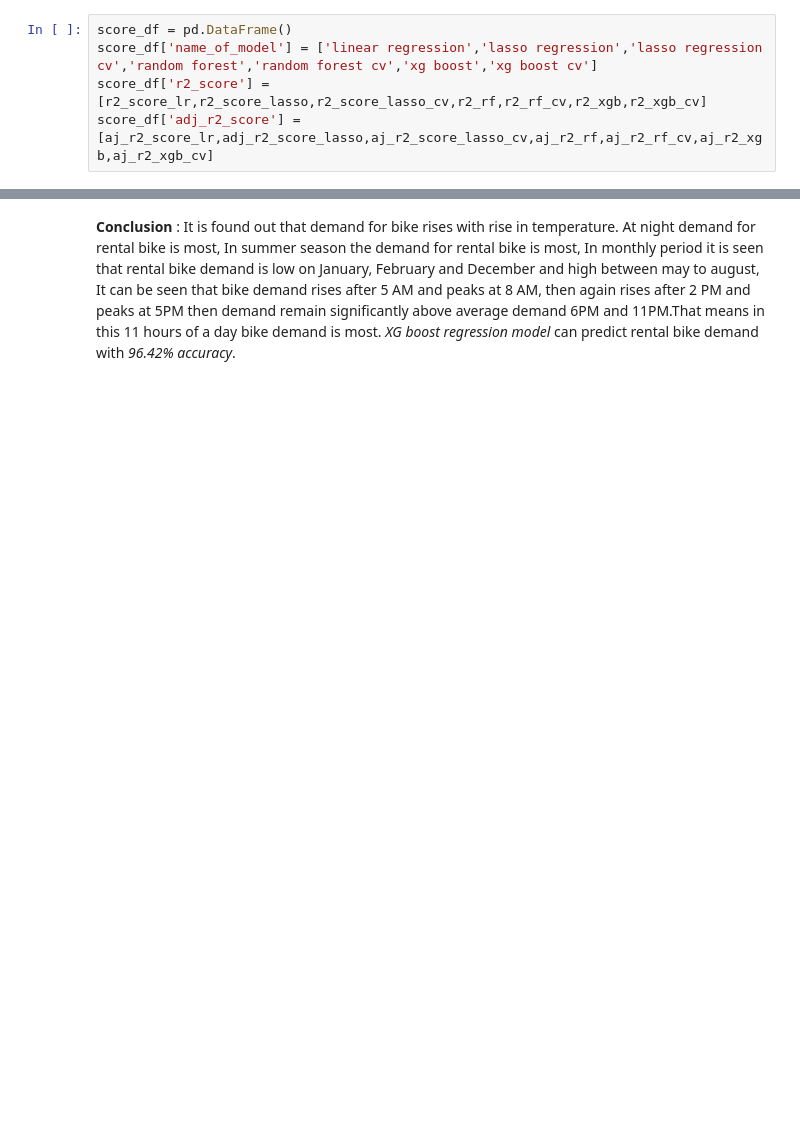
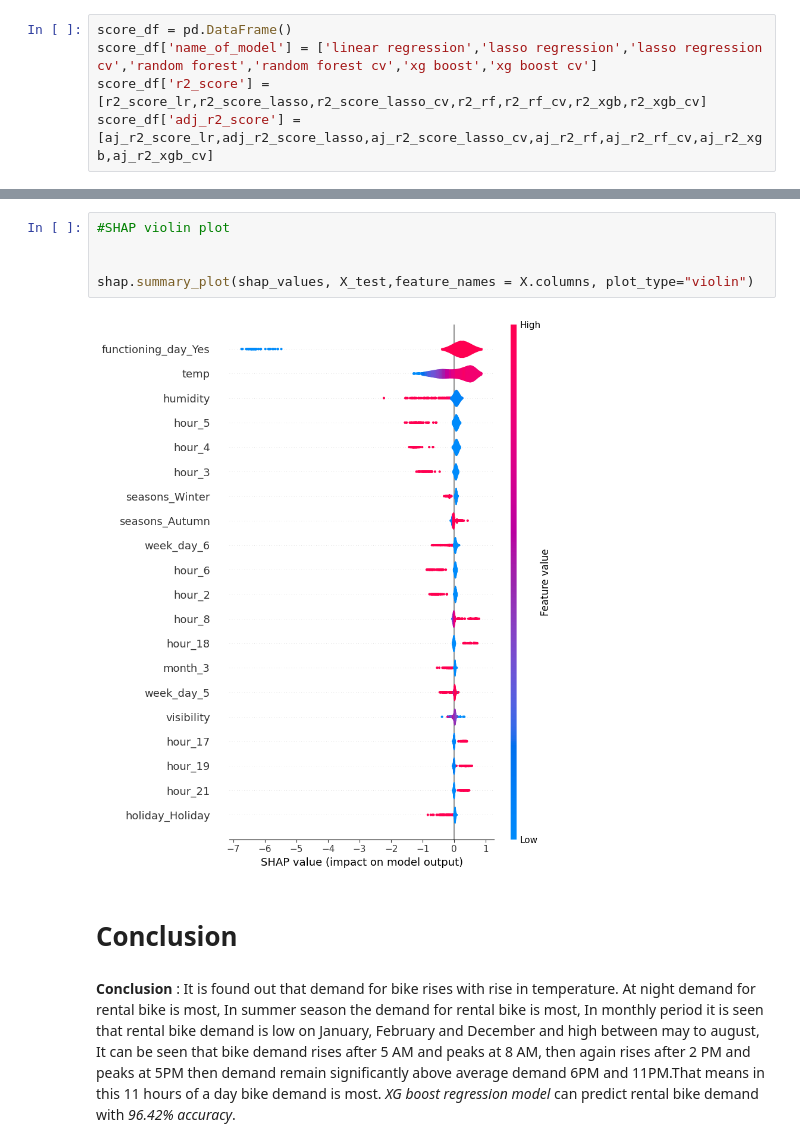
Before and after one commit to chandrakar-shubham/Bike-Sharing-Demand-Prediction--ML-regression-Project, a Jupyter notebook: Bike_Sharing_Demand_Prediction_Capstone_Project.ipynb, the cells around one changed output, grey strips where cells are left out. Drawn from its saved outputs; the diff is of its cells as text; blank space fills up the shorter version.

```diff
--- a/Bike_Sharing_Demand_Prediction_Capstone_Project.ipynb
+++ b/Bike_Sharing_Demand_Prediction_Capstone_Project.ipynb
@@ -1724,2 +1785,11 @@ score_df
+# %%
+#SHAP violin plot
+
+
+shap.summary_plot(shap_values, X_test,feature_names = X.columns, plot_type="violin")
+# %% [output]
+[figure, added]
+# %% [markdown]
+# Conclusion
 # %% [markdown]
 **Conclusion** : It is found out that demand for bike rises with rise in temperature. At night demand for rental bike is most, In summer season the demand for rental bike is most, In monthly period it is seen that rental bike demand is low on January, February and December and high between may to august, It can be seen that bike demand rises after 5 AM and peaks at 8 AM, then again rises after 2 PM and peaks at 5PM then demand remain significantly above average demand 6PM and 11PM.That means in this 11 hours of a day bike demand is most. *XG boost regression model* can predict rental bike demand with *96.42% accuracy*.
```
Also changed, not shown: parts of 52 cells of this notebook.
